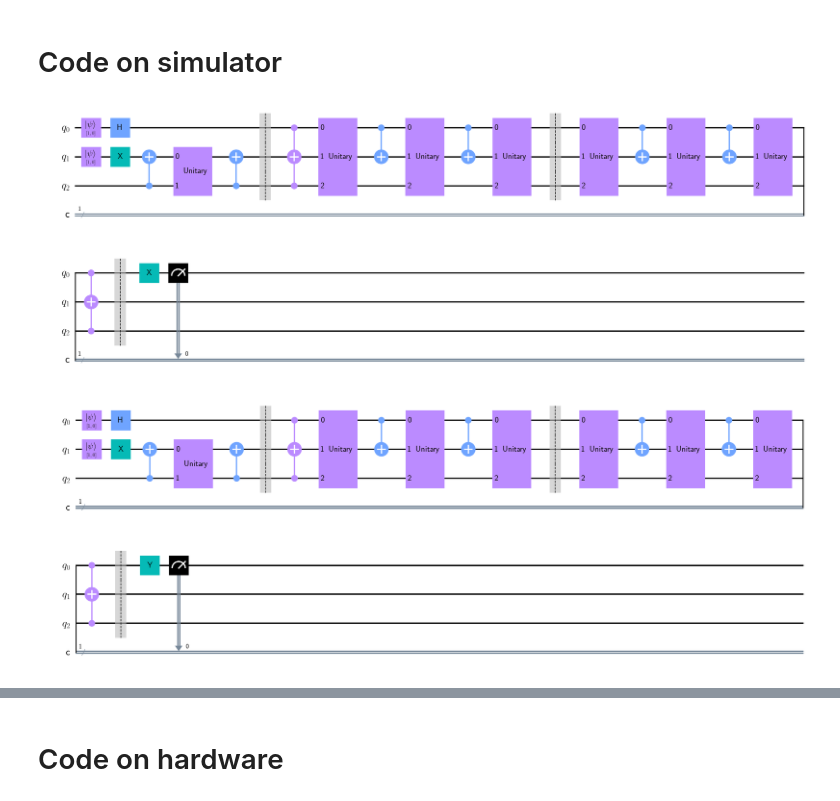
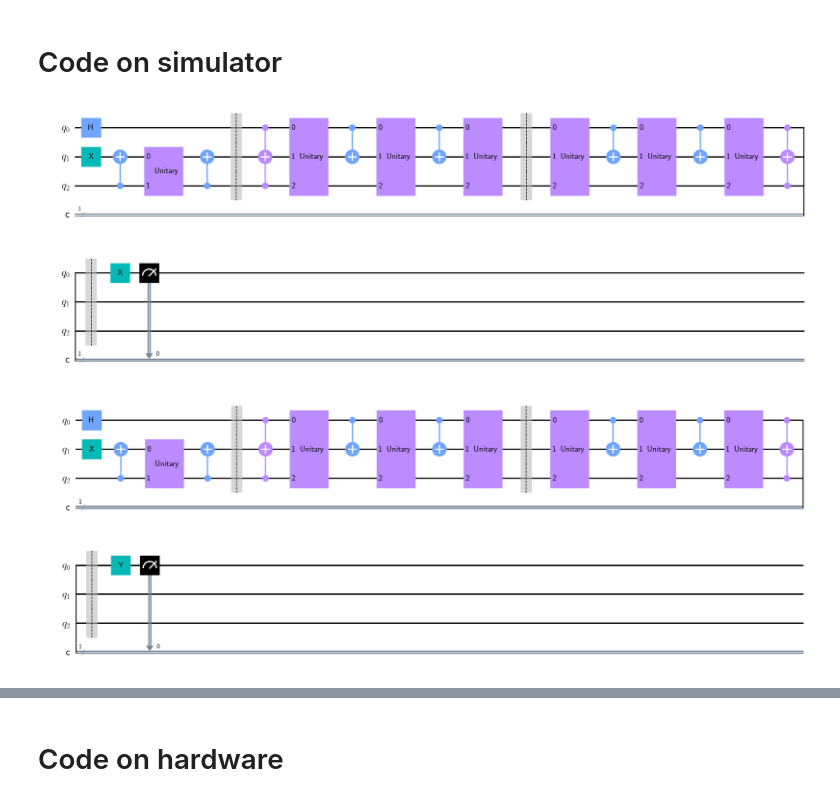
Before and after one commit to psasanka1729/chern-number-on-NISQ-computer, a Jupyter notebook: topological_phases_quantum_computer.ipynb, the cells around one changed output, grey strips where cells are left out. Cells and saved outputs as stored; diff of their text form; code cells hidden in the pictures.

```diff
--- a/topological_phases_quantum_computer.ipynb
+++ b/topological_phases_quantum_computer.ipynb
@@ -270,38 +246,35 @@ def intraband_evolution(k_x,k_y,k_x_p,k_y_p,mu):
 
     qc.ccx(0,2,1)
 
-    #r"""
+    # k_x k_y
     # $CCU_{3}^{\dagger}$ gate.
     theta_k = angle_theta(k_x,k_y,mu)
     phi_k = angle_phi(k_x,k_y)
-    W_dag = sqrtm(np.matrix(U3(theta_k,-phi_k,phi_k).conj().T))
-    qc.unitary(controlled_W(W_dag,1,2).A,[0,1,2])
-    qc.cx(0,1) # changed
-    W = sqrtm(np.matrix(U3(theta_k,-phi_k,phi_k)))
-    qc.unitary(controlled_W(W,1,2).A,[0,1,2])
+    W = sqrtm(U3(theta_k,-phi_k,phi_k).conj().T)
+    qc.unitary(controlled_W(W,1,2),[0,1,2])
     qc.cx(0,1)
-    qc.unitary(controlled_W(W_dag,0,2).A,[0,1,2])#"""
+    qc.unitary(controlled_W(W.conj().T,1,2),[0,1,2])
+    qc.cx(0,1)
+    qc.unitary(controlled_W(W,0,2),[0,1,2])
 
     qc.barrier()
 
-    #r"""
     # $CCU_{3}$ gate.
     theta_k_p = angle_theta(k_x_p,k_y_p,mu)
     phi_k_p = angle_phi(k_x_p,k_y_p)
     W = sqrtm(U3(theta_k_p,-phi_k_p,phi_k_p))
-    qc.unitary(controlled_W(W,1,2).A,[0,1,2])
+    qc.unitary(controlled_W(W,1,2),[0,1,2])
     qc.cx(0,1)
-    W_dag = sqrtm(np.matrix(U3(theta_k_p,-phi_k_p,phi_k_p).conj().T))
-    qc.unitary(controlled_W(W_dag,1,2).A,[0,1,2])
+    qc.unitary(controlled_W(W.conj().T,1,2),[0,1,2])
     qc.cx(0,1)
-    qc.unitary(controlled_W(W,0,2).A,[0,1,2])#"""
+    qc.unitary(controlled_W(W,0,2),[0,1,2])
 
     qc.ccx(0,2,1)
 
     qc.barrier()
     #qc.measure(0,0)
     return qc
-intraband_evolution(1,1,1,1,1).draw("mpl",scale=2)
+intraband_evolution(1,1,1,1,1).draw("mpl",scale=2,style="clifford")
 # %% [output]
 [figure]
 # %% [markdown]
@@ -345,29 +327,29 @@ def interband_evolution(k_x,k_y,k_x_p,k_y_p,mu):
 # %%
 def complete_circuit_real_part(k_x,k_y,k_x_p,k_y_p,mu):
 
     qc = QuantumCircuit(3,1)
-    qc.initialize([1,0],0)
-    qc.initialize([1,0],1)
+    #qc.initialize([1,0],0)
+    #qc.initialize([1,0],1)
     qc.h(0)
     qc = qc.compose(upper_band_wavefunction(k_x,k_y,mu))
     #qc = qc.compose(lower_band_wavefunction(k_x,k_y,mu))
     qc.barrier()
     qc = qc.compose(intraband_evolution(k_x,k_y,k_x_p,k_y_p,mu))
     # only needed for mixed states.
     #qc = qc.compose(interband_evolution(k_x,k_y,k_x_p,k_y_p,mu))
     qc.x(0)
     #qc.h(0)
     qc.measure(0,0)
     return qc
 complete_circuit_real_part(1,1,1,1,1).draw("mpl",scale=3,style = "clifford")
 # %% [output]
-[figure, old version]
+[figure, new version]
 # %%
 def complete_circuit_imag_part(k_x,k_y,k_x_p,k_y_p,mu):
 
     qc = QuantumCircuit(3,1)
-    qc.initialize([1,0],0)
-    qc.initialize([1,0],1)
+    #qc.initialize([1,0],0)
+    #qc.initialize([1,0],1)
     qc.h(0)
     #qc.sdg(0)
     qc = qc.compose(upper_band_wavefunction(k_x,k_y,mu))
@@ -380,9 +362,9 @@ def complete_circuit_imag_part(k_x,k_y,k_x_p,k_y_p,mu):
     qc.y(0)
     qc.measure(0,0)
     return qc
-complete_circuit_imag_part(1,1,1,1,1).draw("mpl",scale=2)
+complete_circuit_imag_part(1,1,1,1,1).draw("mpl",scale=2,style="clifford")
 # %% [output]
-[figure, old version]
+[figure, new version]
 # %%
 def normalized_overlap(k_x,k_y,k_x_p,k_y_p,mu):
     number_of_shots = 1024
```
Also changed, not shown: parts of 11 cells of this notebook.
